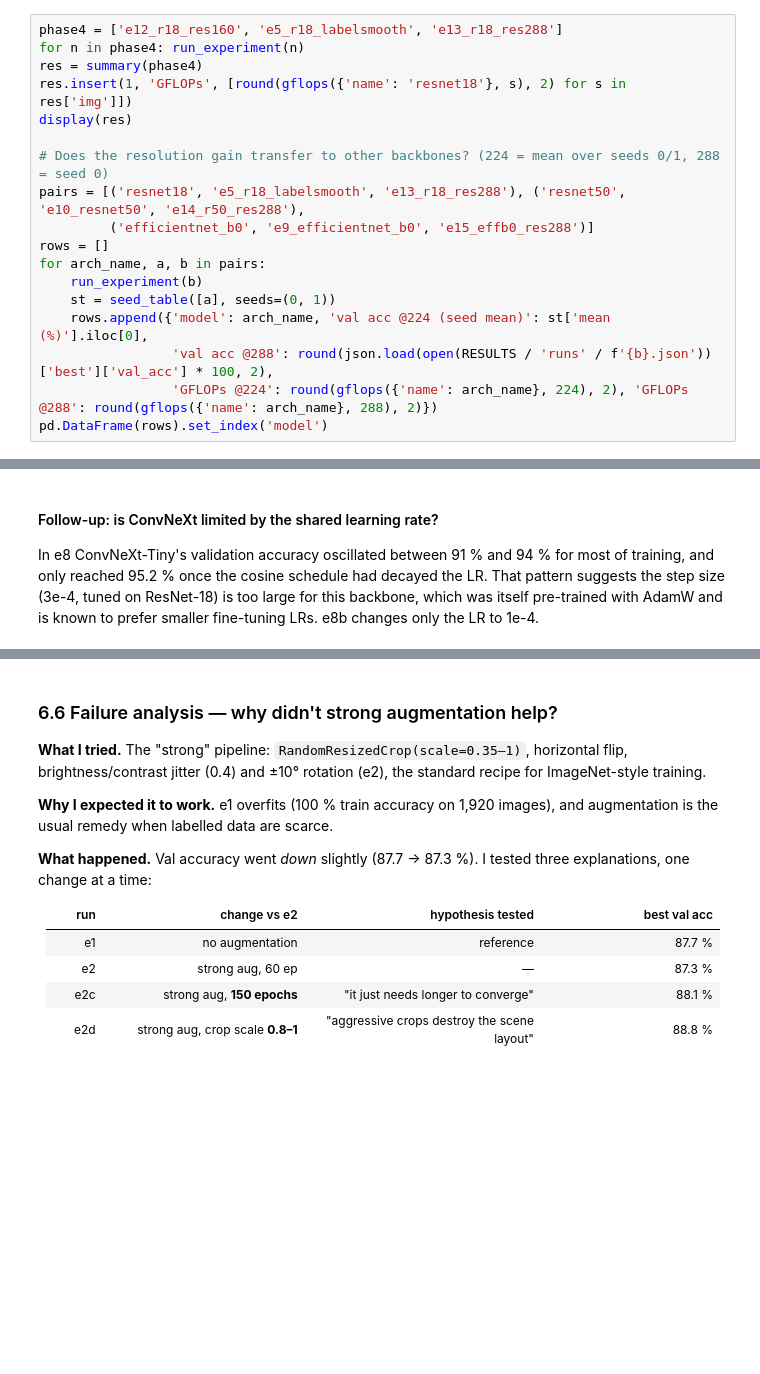
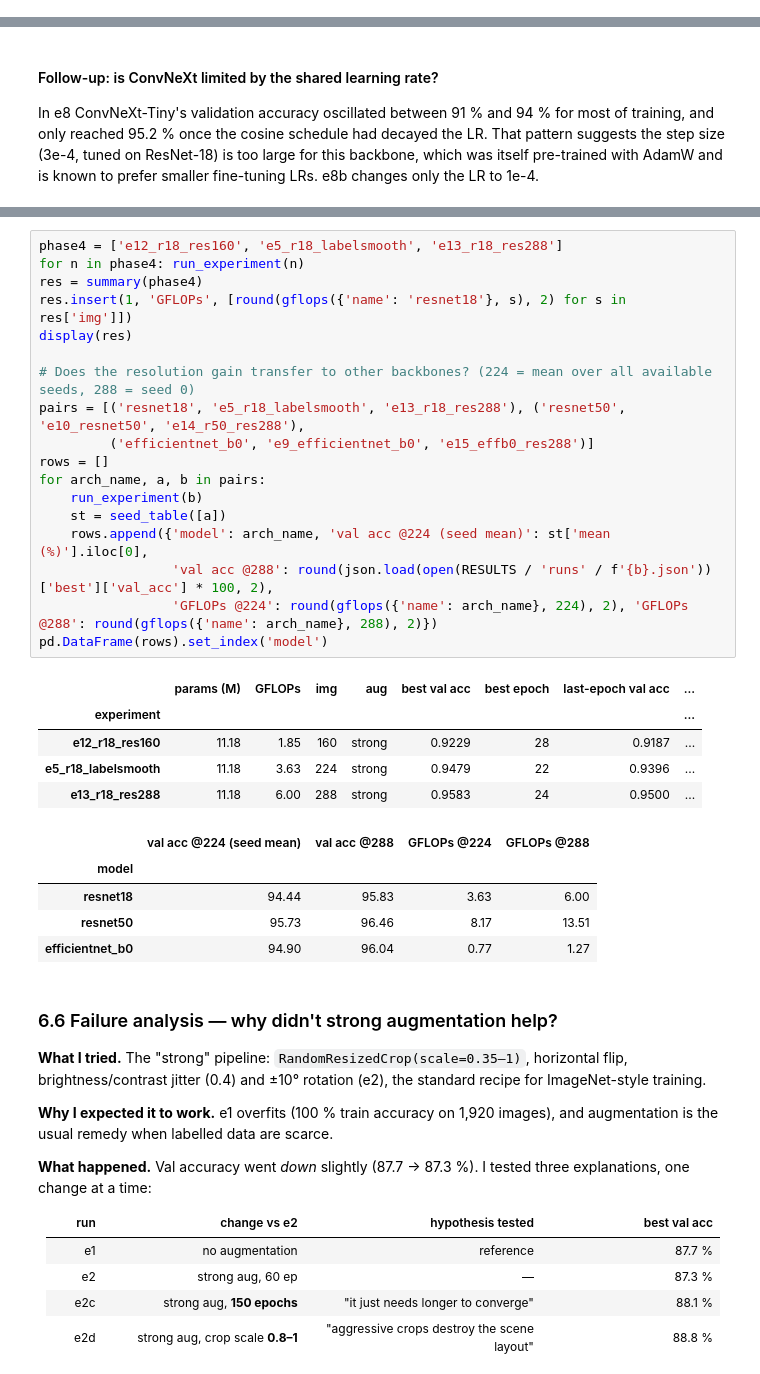
Before and after one commit to areddy75/Computer-Vision-Assignment-1, a Jupyter notebook: assignment1/ITCS_6169_8169_Assignment1_2026_Starter.ipynb, the cells around one changed output, grey strips where cells are left out. Cells and saved outputs as stored; diff of their text form; blank space fills up the shorter version.

```diff
--- a/assignment1/ITCS_6169_8169_Assignment1_2026_Starter.ipynb
+++ b/assignment1/ITCS_6169_8169_Assignment1_2026_Starter.ipynb
@@ -435,18 +495,0 @@ Same e5 recipe (ResNet-18), only `img_size` changes. The source images are 256×
-# %%
-phase4 = ['e12_r18_res160', 'e5_r18_labelsmooth', 'e13_r18_res288']
-for n in phase4: run_experiment(n)
-res = summary(phase4)
-res.insert(1, 'GFLOPs', [round(gflops({'name': 'resnet18'}, s), 2) for s in res['img']])
-display(res)
-
-# Does the resolution gain transfer to other backbones? (224 = mean over seeds 0/1, 288 = seed 0)
-pairs = [('resnet18', 'e5_r18_labelsmooth', 'e13_r18_res288'), ('resnet50', 'e10_resnet50', 'e14_r50_res288'),
-         ('efficientnet_b0', 'e9_efficientnet_b0', 'e15_effb0_res288')]
-rows = []
-for arch_name, a, b in pairs:
-    run_experiment(b)
-    st = seed_table([a], seeds=(0, 1))
-    rows.append({'model': arch_name, 'val acc @224 (seed mean)': st['mean (%)'].iloc[0],
-                 'val acc @288': round(json.load(open(RESULTS / 'runs' / f'{b}.json'))['best']['val_acc'] * 100, 2),
-                 'GFLOPs @224': round(gflops({'name': arch_name}, 224), 2), 'GFLOPs @288': round(gflops({'name': arch_name}, 288), 2)})
-pd.DataFrame(rows).set_index('model')
@@ -466,3 +549,32 @@ plot_runs(['e8_convnext_tiny', 'e8b_convnext_tiny_lr1e-4'], 'ConvNeXt-T LR:')
+# %%
+phase4 = ['e12_r18_res160', 'e5_r18_labelsmooth', 'e13_r18_res288']
+for n in phase4: run_experiment(n)
+res = summary(phase4)
+res.insert(1, 'GFLOPs', [round(gflops({'name': 'resnet18'}, s), 2) for s in res['img']])
+display(res)
+
+# Does the resolution gain transfer to other backbones? (224 = mean over all available seeds, 288 = seed 0)
+pairs = [('resnet18', 'e5_r18_labelsmooth', 'e13_r18_res288'), ('resnet50', 'e10_resnet50', 'e14_r50_res288'),
+         ('efficientnet_b0', 'e9_efficientnet_b0', 'e15_effb0_res288')]
+rows = []
+for arch_name, a, b in pairs:
+    run_experiment(b)
+    st = seed_table([a])
+    rows.append({'model': arch_name, 'val acc @224 (seed mean)': st['mean (%)'].iloc[0],
+                 'val acc @288': round(json.load(open(RESULTS / 'runs' / f'{b}.json'))['best']['val_acc'] * 100, 2),
+                 'GFLOPs @224': round(gflops({'name': arch_name}, 224), 2), 'GFLOPs @288': round(gflops({'name': arch_name}, 288), 2)})
+pd.DataFrame(rows).set_index('model')
+# %% [output]
+|  | params (M) | GFLOPs | img | aug | best val acc | best epoch | last-epoch val acc | ... |
+| experiment |  |  |  |  |  |  |  | ... |
+| e12_r18_res160 | 11.18 | 1.85 | 160 | strong | 0.9229 | 28 | 0.9187 | ... |
+| e5_r18_labelsmooth | 11.18 | 3.63 | 224 | strong | 0.9479 | 22 | 0.9396 | ... |
+| e13_r18_res288 | 11.18 | 6.00 | 288 | strong | 0.9583 | 24 | 0.9500 | ... |
+|  | val acc @224 (seed mean) | val acc @288 | GFLOPs @224 | GFLOPs @288 |
+| model |  |  |  |  |
+| resnet18 | 94.44 | 95.83 | 3.63 | 6.00 |
+| resnet50 | 95.73 | 96.46 | 8.17 | 13.51 |
+| efficientnet_b0 | 94.90 | 96.04 | 0.77 | 1.27 |
 # %% [markdown]
 ### 6.6 Failure analysis — why didn't strong augmentation help?
 
```
Also changed, not shown: parts of 30 cells of this notebook, 13 other files.
